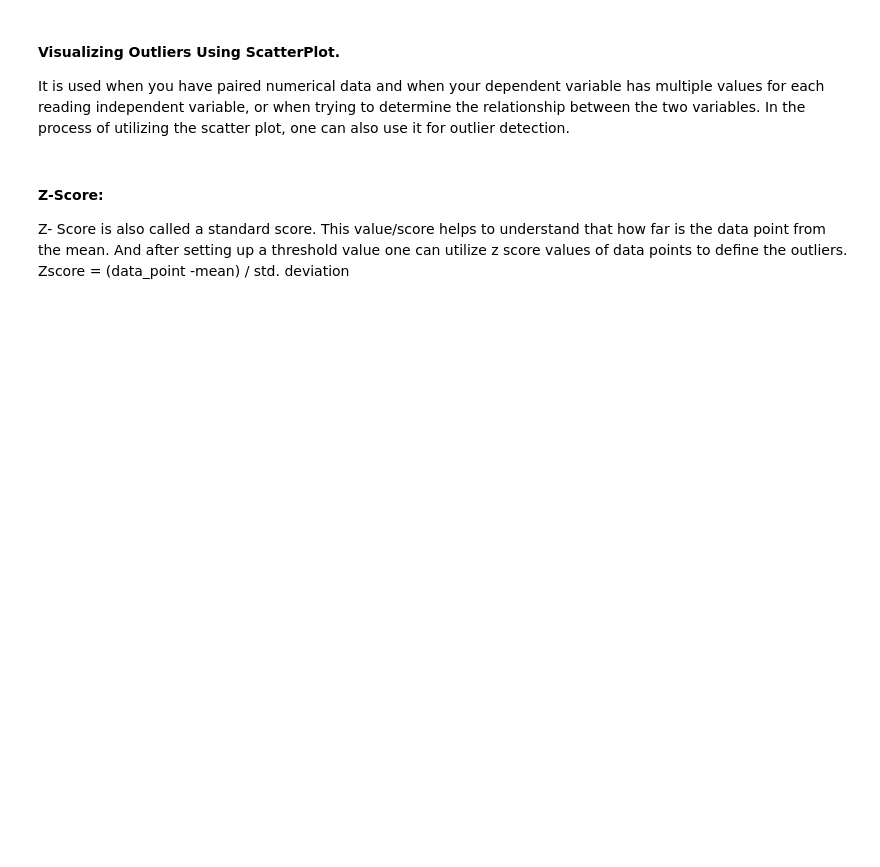
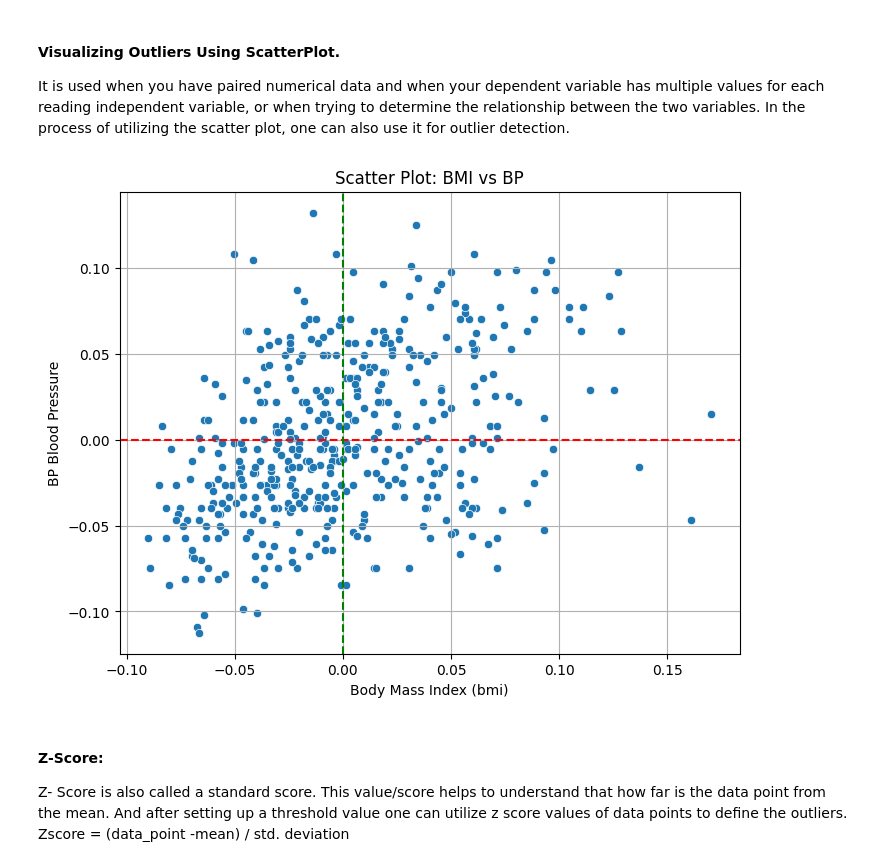
Before and after one commit to theRedeemer997/Lab4---Tidying-Cleaning-Imputation-and-Outlier-Detection, a Jupyter notebook: week5Lab_Students.ipynb, the cells around one changed output. Drawn from its saved outputs; the diff is of its cells as text; code cells hidden in the pictures; blank space fills up the shorter version.

```diff
--- a/week5Lab_Students.ipynb
+++ b/week5Lab_Students.ipynb
@@ -531,6 +543,19 @@ It captures the summary of the data effectively and efficiently with only a simp
 #### Visualizing Outliers Using ScatterPlot.
 
 It is used when you have paired numerical data and when your dependent variable has multiple values for each reading independent variable, or when trying to determine the relationship between the two variables. In the process of utilizing the scatter plot, one can also use it for outlier detection.
+# %%
+# Scatterplot to detect outliers between two correlated features
+plt.figure(figsize=(8, 6))
+sns.scatterplot(data=diabetes_df, x='bmi', y='bp')
+plt.title("Scatter Plot: BMI vs BP")
+plt.xlabel("Body Mass Index (bmi)")
+plt.ylabel("BP Blood Pressure")
+plt.axhline(y=diabetes_df['bp'].mean(), color='r', linestyle='--', label='Mean BP')
+plt.axvline(x=diabetes_df['bmi'].mean(), color='g', linestyle='--', label='Mean BMI')
+plt.grid(True)
+plt.show()
+# %% [output]
+[figure, added]
 # %% [markdown]
 #### Z-Score:
 Z- Score is also called a standard score. This value/score helps to understand that how far is the data point from the mean. And after setting up a threshold value one can utilize z score values of data points to define the outliers.
```
Also changed, not shown: parts of 2 cells of this notebook.
